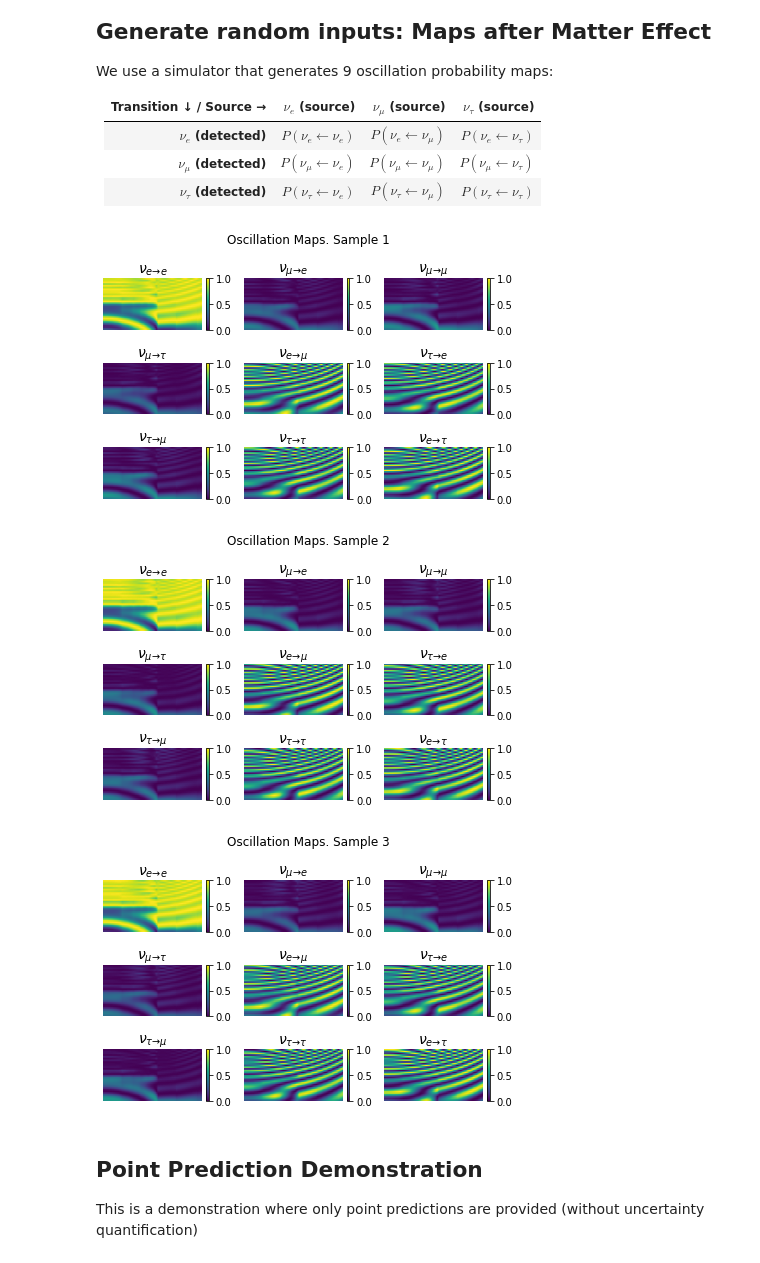
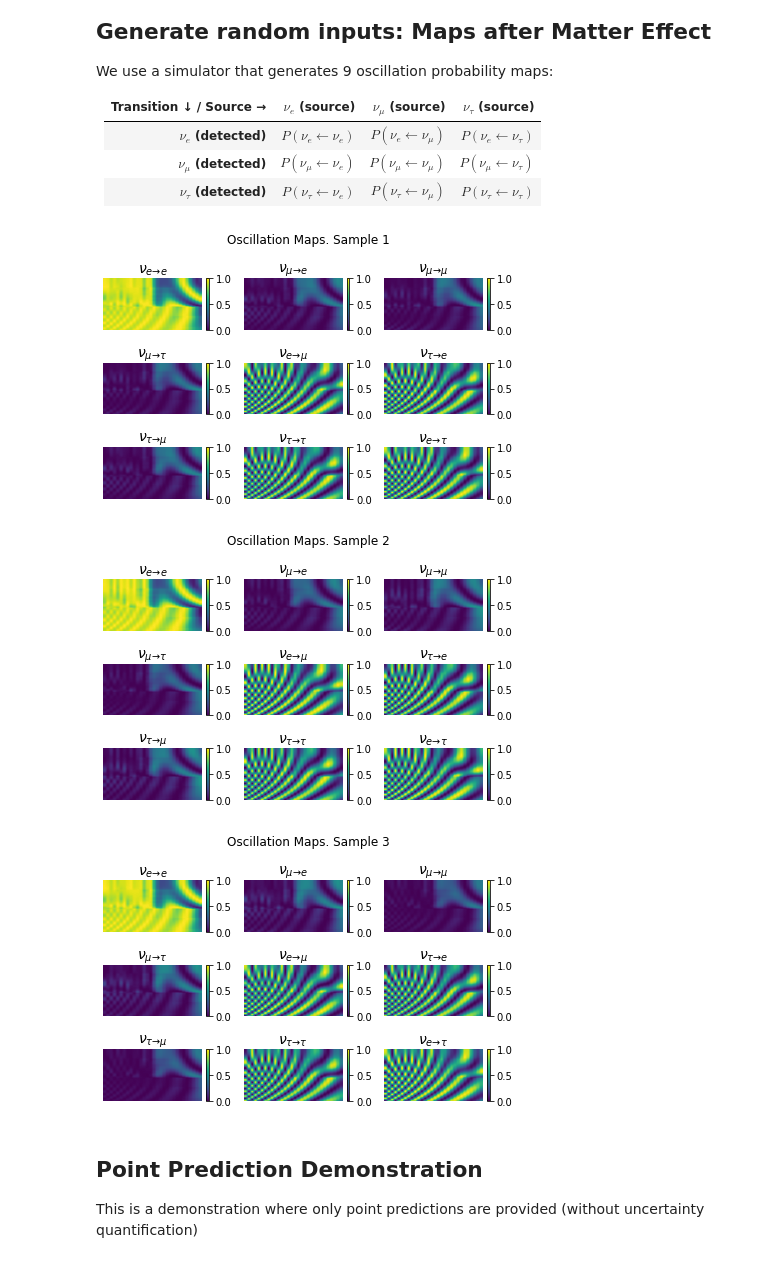
Before and after one commit to GiorgioMorales/NuOscParam, a Jupyter notebook: DemoSHTransformer.ipynb, the cells around one changed output. Cells and saved outputs as stored; diff of their text form; code cells hidden in the pictures.

```diff
--- a/DemoSHTransformer.ipynb
+++ b/DemoSHTransformer.ipynb
@@ -13,27 +13,27 @@ We use a simulator that generates 9 oscillation probability maps:
 # %%
 from NuOscParam.utils import *
 from NuOscParam.Data.DataRanges import *
 from NuOscParam.Data.OscIterableDataset import OscIterableDataset
 %matplotlib inline
 
 # Configure generator
 generator = iter(OscIterableDataset(ranges=NEUTRINO_RANGES, pred_param="ALL", return_params=True, mode='earth',
                                     device=torch.device("cuda" if torch.cuda.is_available() else "cpu")))
 # Generate three random maps
 X_test, Osc_params = [], []
 n_samples = 3
 for i in range(n_samples):
     xtest, _, osc_pars, _ = next(generator)  # Generate 1 sample
     X_test.append(xtest)
     Osc_params.append(osc_pars)
     # Plot oscillation maps
-    input_image = xtest[0, :, :, :].permute(2, 1, 0)
+    input_image = xtest[0, :, :, :].permute(1, 2, 0)
     plot_osc_maps(input_image, title=f"Oscillation Maps. Sample {i+1}")
 X_test = torch.cat(X_test, dim=0)
 # %% [output]
-[figure, old version]
+[figure, new version]
-[figure, old version]
+[figure, new version]
-[figure, old version]
+[figure, new version]
 # %% [markdown]
 ## Point Prediction Demonstration
 
```
Also changed, not shown: parts of 4 cells of this notebook, 5 other files.
